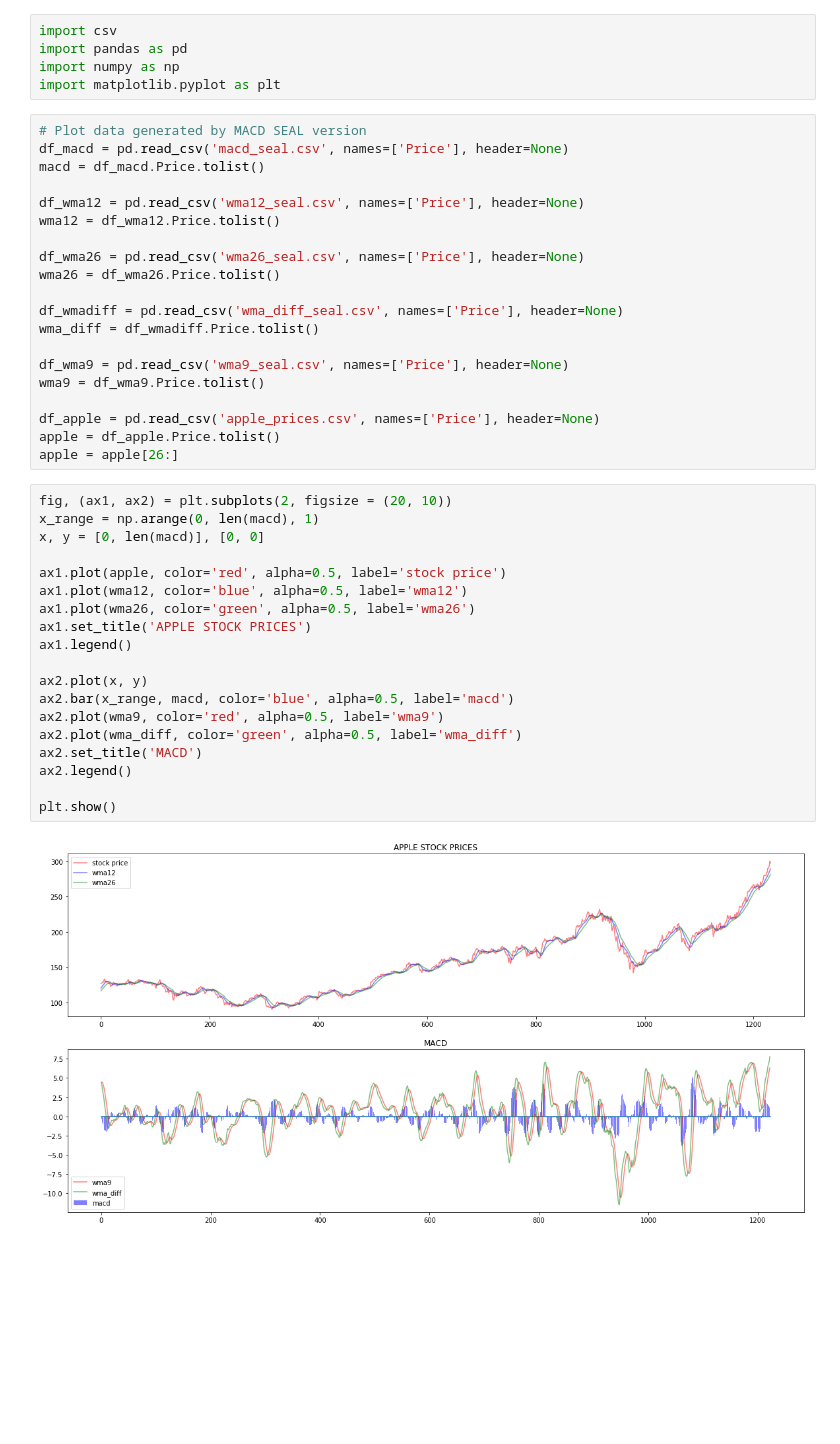
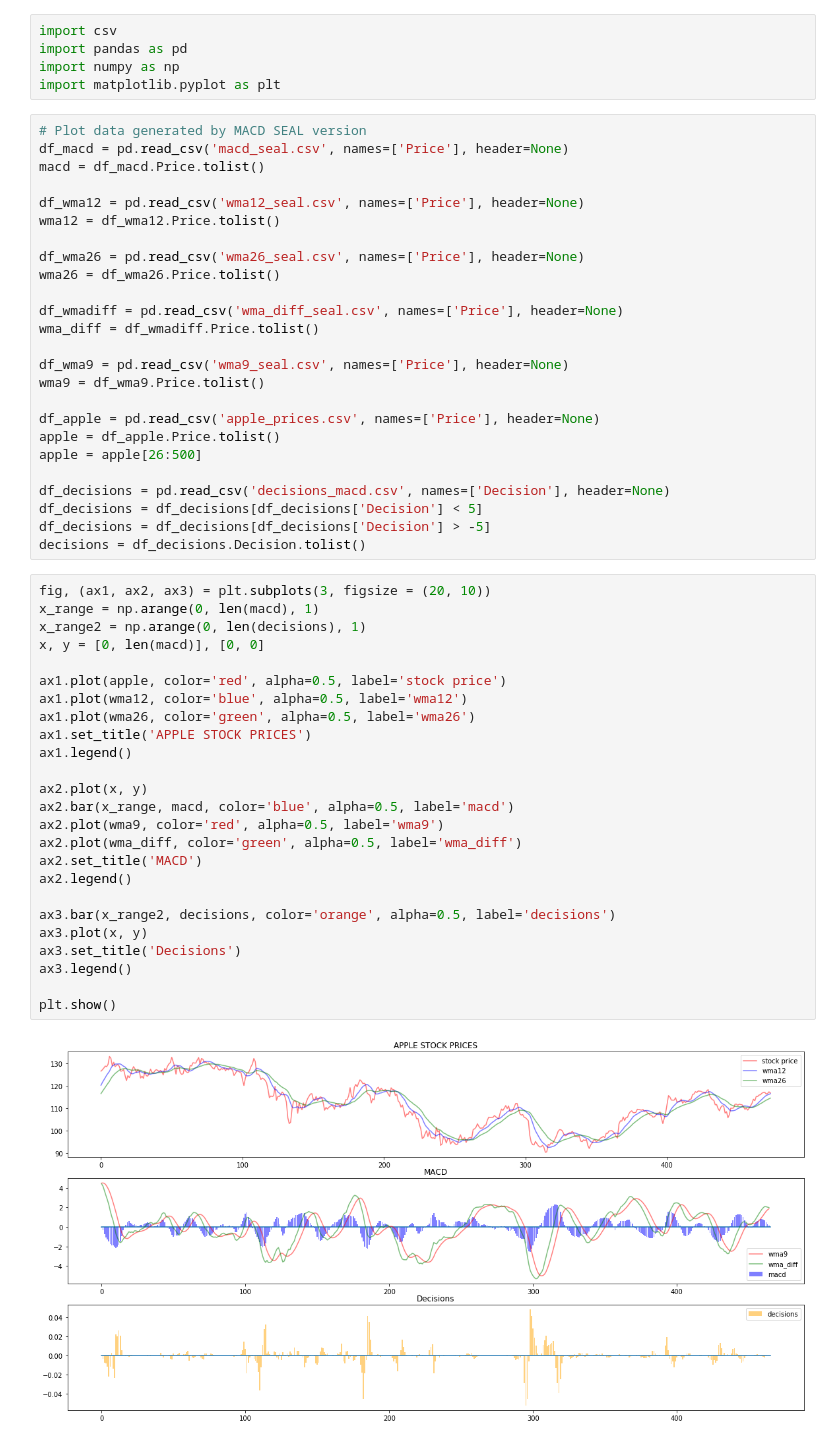
Before and after one commit to ht-weng/ESN-HE, a Jupyter notebook: MACD/MACD_SEAL.ipynb, the cells around one changed output. Cells and saved outputs as stored; diff of their text form; blank space fills up the shorter version.

Commit message:
added decision function

```diff
--- a/MACD/MACD_SEAL.ipynb
+++ b/MACD/MACD_SEAL.ipynb
@@ -22,25 +22,36 @@ wma9 = df_wma9.Price.tolist()
 
 df_apple = pd.read_csv('apple_prices.csv', names=['Price'], header=None)
 apple = df_apple.Price.tolist()
-apple = apple[26:]
+apple = apple[26:500]
+
+df_decisions = pd.read_csv('decisions_macd.csv', names=['Decision'], header=None)
+df_decisions = df_decisions[df_decisions['Decision'] < 5]
+df_decisions = df_decisions[df_decisions['Decision'] > -5]
+decisions = df_decisions.Decision.tolist()
 # %%
-fig, (ax1, ax2) = plt.subplots(2, figsize = (20, 10))
+fig, (ax1, ax2, ax3) = plt.subplots(3, figsize = (20, 10))
 x_range = np.arange(0, len(macd), 1)
+x_range2 = np.arange(0, len(decisions), 1)
 x, y = [0, len(macd)], [0, 0]
 
 ax1.plot(apple, color='red', alpha=0.5, label='stock price')
 ax1.plot(wma12, color='blue', alpha=0.5, label='wma12')
 ax1.plot(wma26, color='green', alpha=0.5, label='wma26')
 ax1.set_title('APPLE STOCK PRICES')
 ax1.legend()
 
 ax2.plot(x, y)
 ax2.bar(x_range, macd, color='blue', alpha=0.5, label='macd')
 ax2.plot(wma9, color='red', alpha=0.5, label='wma9')
 ax2.plot(wma_diff, color='green', alpha=0.5, label='wma_diff')
 ax2.set_title('MACD')
 ax2.legend()
 
+ax3.bar(x_range2, decisions, color='orange', alpha=0.5, label='decisions')
+ax3.plot(x, y)
+ax3.set_title('Decisions')
+ax3.legend()
+
 plt.show()
 # %% [output]
-[figure, old version]
+[figure, new version]
```
Also changed, not shown: 9 other files.
